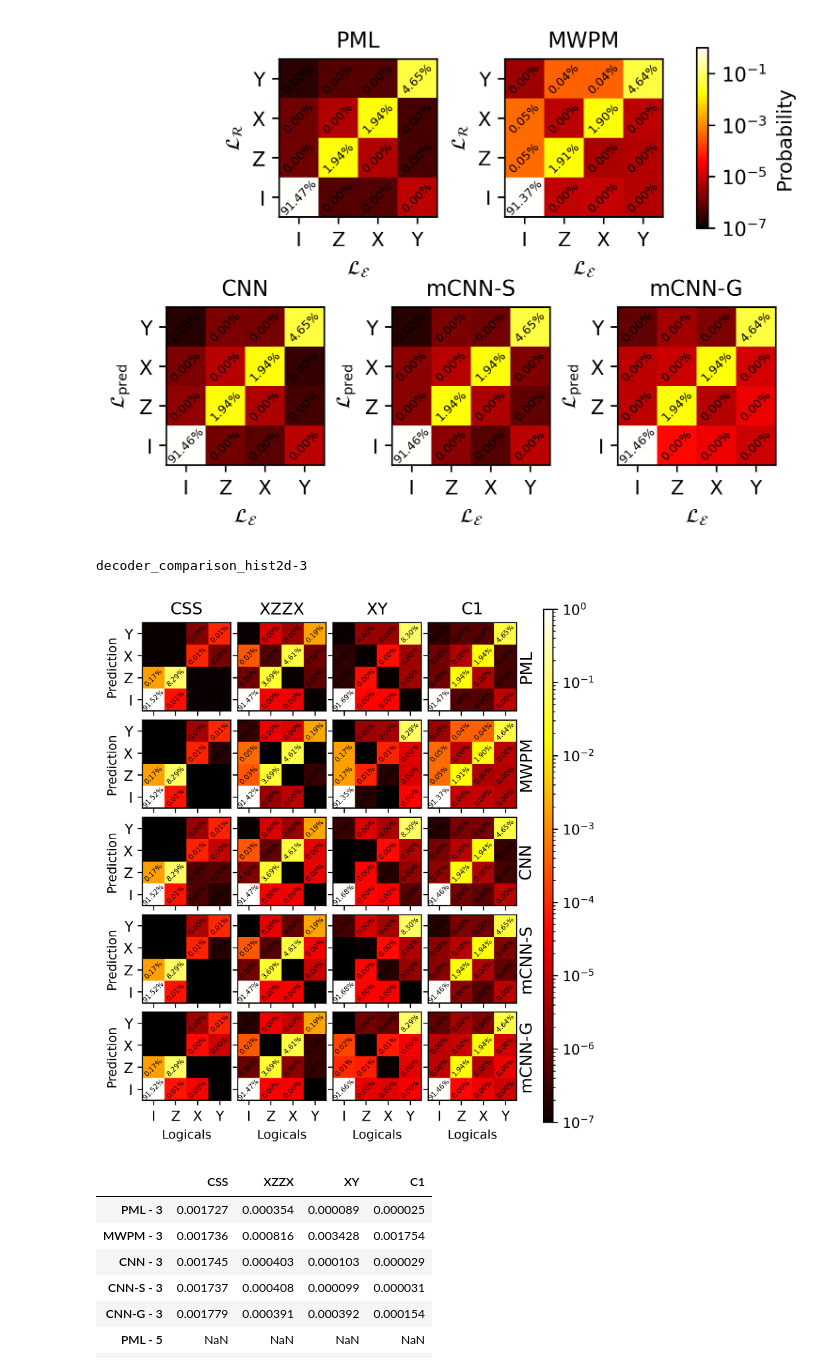
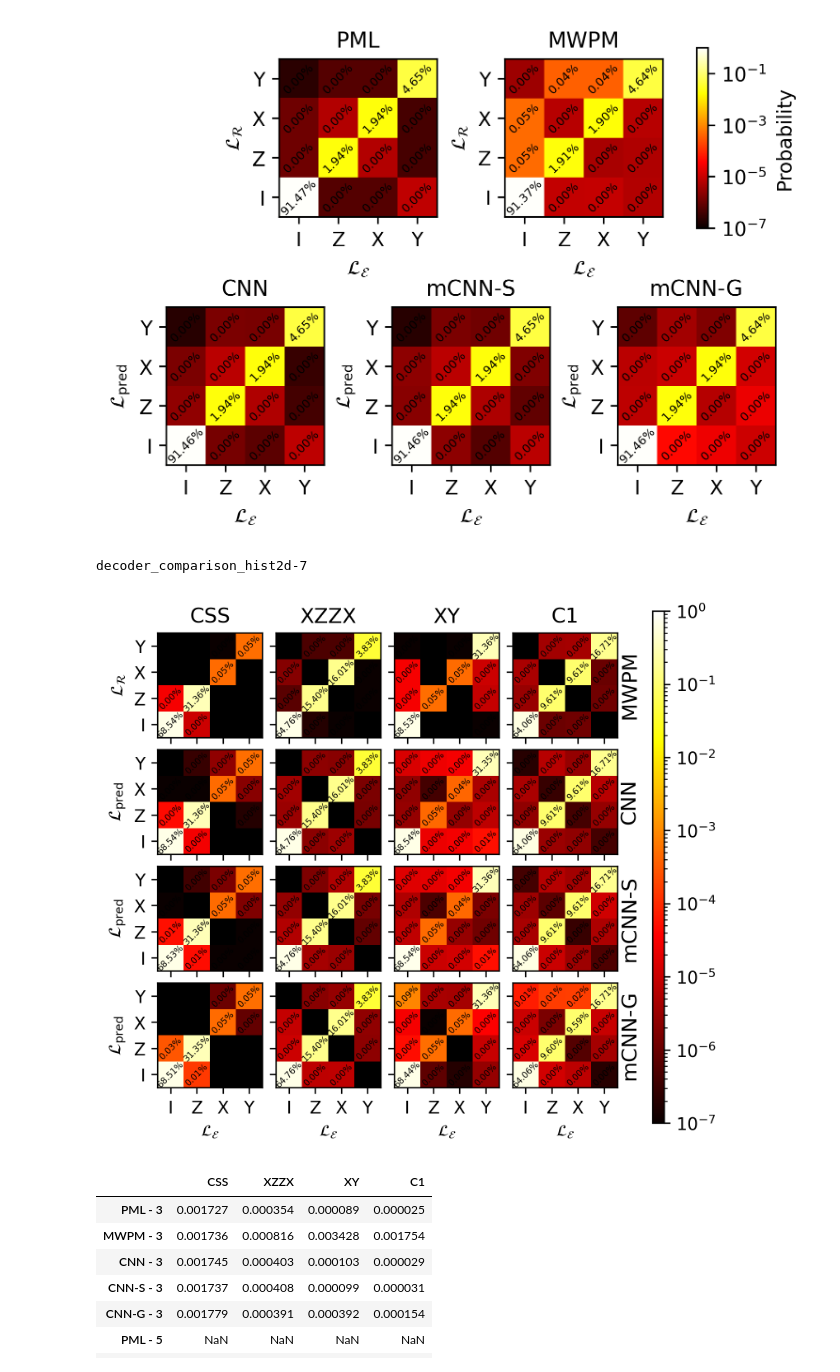
Before and after one commit to JuliusRye/QEC, a Jupyter notebook: Modules/fig_decoder_comparisen.ipynb, the cells around one changed output. Cells and saved outputs as stored; diff of their text form; code cells hidden in the pictures.

Commit message:
Final figure update

```diff
--- a/Modules/fig_decoder_comparisen.ipynb
+++ b/Modules/fig_decoder_comparisen.ipynb
@@ -362,7 +362,7 @@ for decoder, loc in zip(
     [(.5,0), (1.5,0), (0,-1.1), (1,-1.1), (2,-1.1)]
 ):
     ax = fig.add_axes((loc[0]+(1-width)/2, loc[1]+(1-width)/2, width, width))
-    hist = data[f"{L}-{decoder}-{deformation_name}"]
+    hist = jnp.array(data[f"{L}-{decoder}-{deformation_name}"])
     img = ax.imshow(
         hist,
         origin='lower',
@@ -379,7 +379,7 @@ for decoder, loc in zip(
     else:
         ax.set_ylabel('$\\mathcal{L}_\\mathcal{R}$')
     ax.set_xlabel('$\\mathcal{L}_\\mathcal{E}$')
-    for x, row in enumerate(jnp.array(hist).T):
+    for x, row in enumerate(hist.T):
         for y, prob in enumerate(row):
             ax.text(x, y, f'{prob:.2%}', ha='center', va='center', rotation=45, rotation_mode='anchor', fontsize=6)
     if "CNN-" in decoder:
@@ -402,7 +402,7 @@ plt.show()
 decoder_comparison_hist2d-3-C1
 [figure]
 # %%
-L = 3
+L = 7
 if L == 3:
     decoders = ["PML", "MWPM", "CNN", "CNN-S", "CNN-G"]
 else:
@@ -434,39 +434,42 @@ for i, decoder in enumerate(decoders):
 for i, decoder in enumerate(decoders):
     for j, deformation in enumerate(deformation_names):
         ax = axs[i, j]
-        hist = data[f"{L}-{decoder}-{deformation}"]
+        hist = jnp.array(data[f"{L}-{decoder}-{deformation}"])
         img = ax.imshow(
             hist,
             origin='lower',
             cmap='hot',
             norm=LogNorm(vmin=1E-7, vmax=1)
         )
         img.cmap.set_bad(color='black')
         ax.set_xticks(range(4), labels)
         ax.set_yticks(range(4), labels)
         if j == 0:
-            ax.set_ylabel(f'Prediction', fontsize=9)
+            if decoder in ["CNN", "CNN-S", "CNN-G"]:
+                ax.set_ylabel('$\\mathcal{L}_{\\mathrm{pred}}$')
+            else:
+                ax.set_ylabel('$\\mathcal{L}_\\mathcal{R}$')
         if i == len(decoders)-1:
-            ax.set_xlabel(f'Logicals', fontsize=9)
-        for x, row in enumerate(jnp.array(hist).T):
+            ax.set_xlabel('$\\mathcal{L}_\\mathcal{E}$', fontsize=9)
+        for x, row in enumerate(hist.T):
             for y, prob in enumerate(row):
                 ax.text(x, y, f'{prob:.2%}', ha='center', va='center', rotation=45, rotation_mode='anchor', fontsize=5)
         if i == 0:
             ax.set_title(f'{deformation}', fontsize=12)
 plt.tight_layout(h_pad=0.2, w_pad=0.2)
 
 cbar = fig.colorbar(img, cax=fig.add_axes((0.99,0.06,.02,.9)))
 
 figname = f"decoder_comparison_hist2d-{L}"
 print(figname)
 plt.savefig(f"figs/{figname}.eps", dpi=300, bbox_inches='tight')
 plt.savefig(f"figs/{figname}.pdf", dpi=300, bbox_inches='tight')
 plt.savefig(f"figs/{figname}.png", dpi=300, bbox_inches='tight')
 
 plt.show()
 # %% [output]
-decoder_comparison_hist2d-3
+decoder_comparison_hist2d-7
-[figure, old version]
+[figure, new version]
 # %%
 import pandas as pd
 
```
Also changed, not shown: 22 other files.
